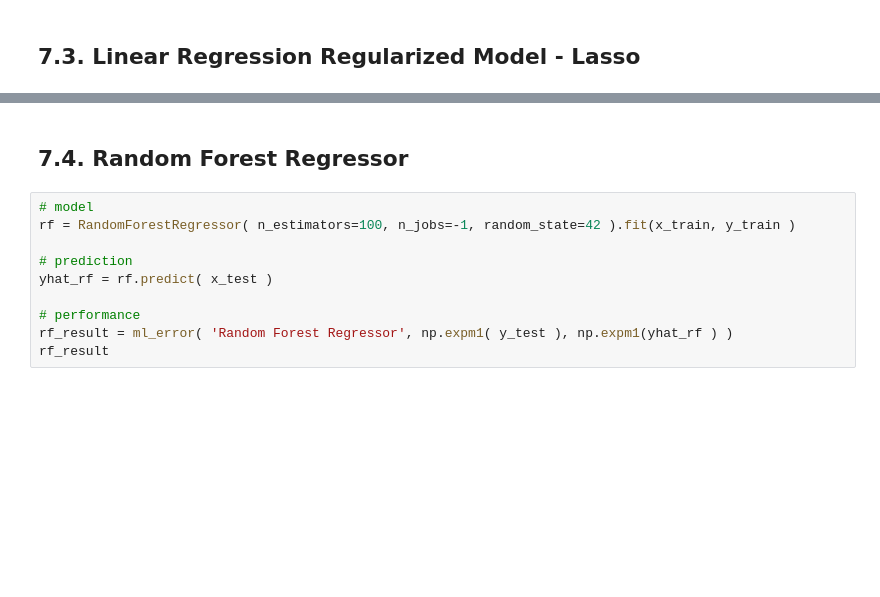
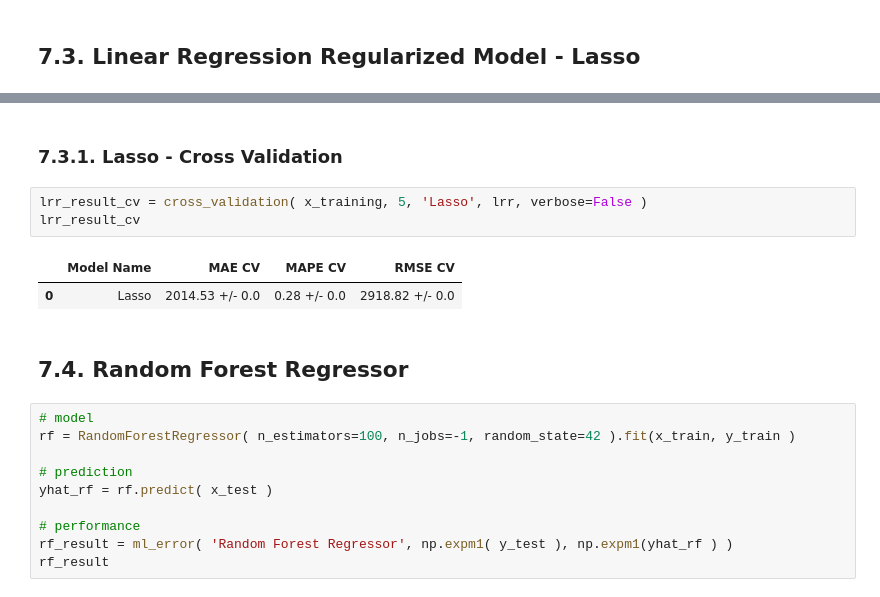
Before and after one commit to luishmq/rossmann_project, a Jupyter notebook: rossman_project.ipynb, the cells around one changed output, grey strips where cells are left out. Saved outputs shown, nothing was run; the diff lists cells and outputs as text; blank space fills up the shorter version.

```diff
--- a/rossman_project.ipynb
+++ b/rossman_project.ipynb
@@ -948,3 +1026,11 @@ ValueError: Input contains NaN, infinity or a value too large for dtype('float64
+# %% [markdown]
+### 7.3.1. Lasso - Cross Validation
+# %%
+lrr_result_cv = cross_validation( x_training, 5, 'Lasso', lrr, verbose=False )
+lrr_result_cv
+# %% [output]
+|  | Model Name | MAE CV | MAPE CV | RMSE CV |
+| 0 | Lasso | 2014.53 +/- 0.0 | 0.28 +/- 0.0 | 2918.82 +/- 0.0 |
 # %% [markdown]
 ## 7.4. Random Forest Regressor
 # %%
```
Also changed, not shown: parts of 27 cells of this notebook.
